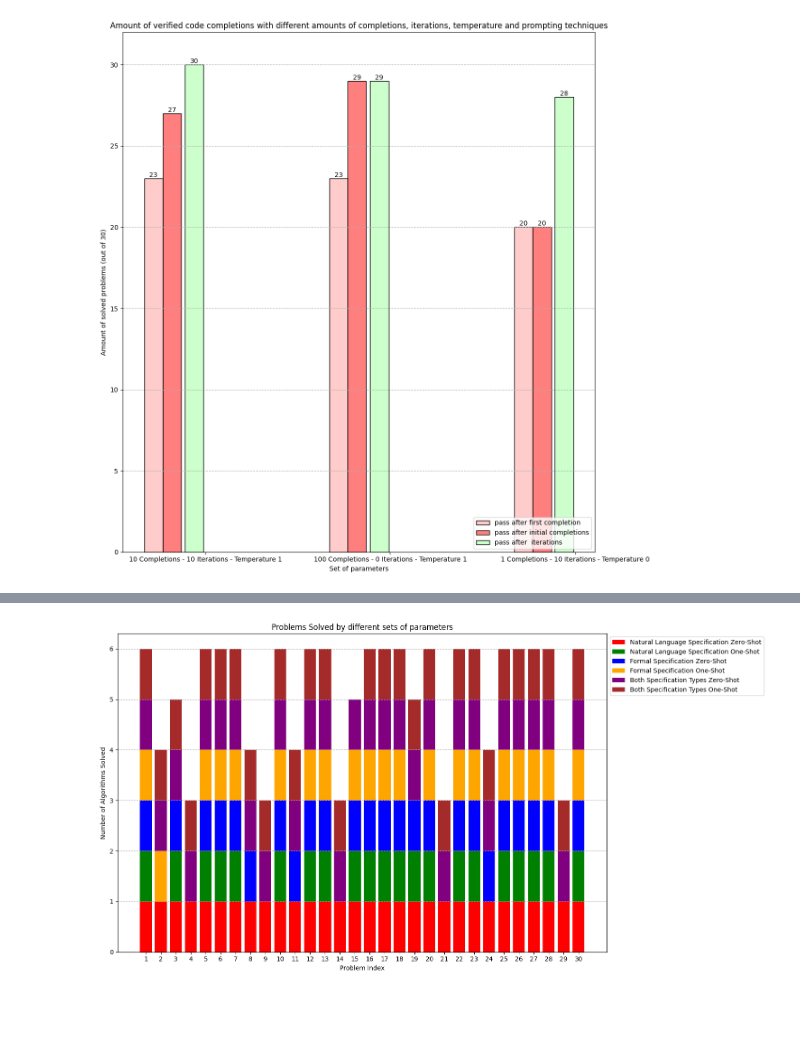
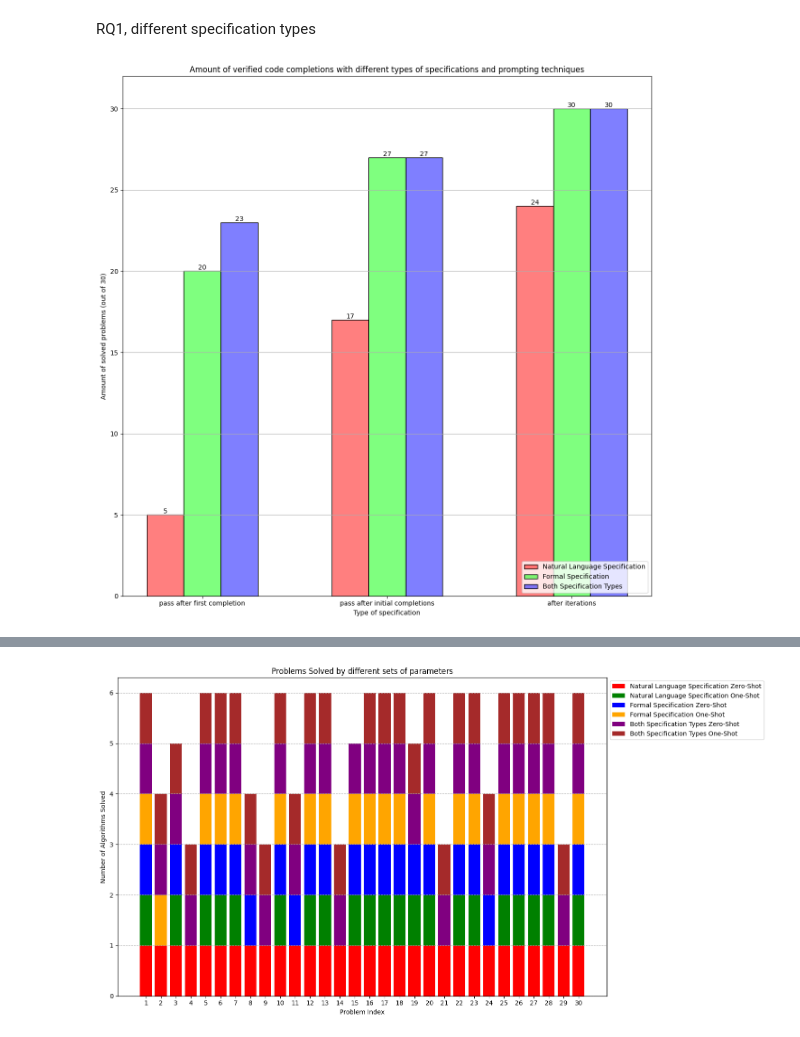
Before and after one commit to ASSERT-KTH/Vecogen, a Jupyter notebook: python_modules/graphs.ipynb, the cells around one changed output, grey strips where cells are left out. Saved outputs shown, nothing was run; the diff lists cells and outputs as text; code cells hidden in the pictures; blank space fills up the shorter version.

Commit message:
updated plots

```diff
--- a/python_modules/graphs.ipynb
+++ b/python_modules/graphs.ipynb
@@ -1,71 +64,67 @@
+# %% [markdown]
+RQ1, different specification types
 # %%
 import pandas as pd
 import matplotlib.pyplot as plt
 import numpy as np
-import seaborn as sns
+# Data
+data = [
+    'pass after first completion',
+    'pass after initial completions',
+    'after iterations',
+]
 
-# Data
-data = {
-'pass after first completion': [23, 23, 20],
-'pass after initial completions': [27, 29, 20],
-'pass after  iterations': [30, 29, 28],
+index = {
+    'Natural Language Specification': [5, 17, 24],
+    'Formal Specification': [20, 27, 30],
+    'Both Specification Types': [23, 27, 30]
 }
 
-
-index = [
-    '10 Completions - 10 Iterations - Temperature 1',
-    '100 Completions - 0 Iterations - Temperature 1',
-    '1 Completions - 10 Iterations - Temperature 0'
-]
-
 # Create DataFrame
-df = pd.DataFrame(data, index=index)
-labels = index
+df = pd.DataFrame(index, index=data)
+labels = data
 
 # Create the bar plot
 x = np.arange(len(labels))  # the label locations
-width = 0.1  # the width of the bars
+width = 0.2  # the width of the bars
 fig, ax = plt.subplots(figsize=(12, 12))
 data_transposed = df.values.T
 
 # Colors for each stage, with the color and transparency as tuples
 colors = [
-    (1, 0, 0, 0.2),  # lighter red
-    (1, 0, 0, 0.5),  # darker red
-    (0, 1, 0, 0.2),  # lighter green
-    (0, 1, 0, 0.5),  # darker green
-    (0, 0, 1, 0.2),  # lighter blue
-    (0, 0, 1, 0.5)   # darker blue
+    (1, 0, 0, 0.5),  # red for "pass after first completion"
+    (0, 1, 0, 0.5),  # green for "pass after initial completions"
+    (0, 0, 1, 0.5),  # blue for "pass after iterations"
 ]
 
 shift_so_far = 0
 # Plotting
 for i in range(len(data_transposed)):
     if i % 2 == 1:
         shift = 0
     else:
-        shift = 0.02  # Adjust the space between every second bar here
+        shift = 0  # Adjust the space between every second bar here
 
     bars = ax.bar(x + i*width + shift_so_far + shift, data_transposed[i], width, label=f'Stage {i+1}', edgecolor='black', color=colors[i])
     for bar in bars:
         height = bar.get_height()
         ax.text(bar.get_x() + bar.get_width() / 2, height, f'{height}', ha='center', va='bottom', fontsize=10)
     shift_so_far += shift
 # Add some text for labels, title and custom x-axis tick labels, etc.
-ax.set_xlabel('Set of parameters')
+ax.set_xlabel('Type of specification')
 ax.set_ylabel('Amount of solved problems (out of 30)')
-ax.set_title('Amount of verified code completions with different amounts of completions, iterations, temperature and prompting techniques')
-ax.set_xticks(x + 0.3)
+ax.set_title('Amount of verified code completions with different types of specifications and prompting techniques')
+ax.set_xticks(x + 0.2)
 ax.set_xticklabels(labels, rotation=0, ha="center")
-ax.legend(data.keys(), loc='lower right')
-ax.grid(axis='y', linestyle='--')
+ax.legend(index.keys(), loc='lower right')
+ax.grid(axis='y')
 ax.set_ylim(0, 32)
 
 # Show the plot
 plt.tight_layout()
 plt.show()
 
 # Export the plot to ../figures/bar_plot_best_parameters.png
-fig.savefig('../figures/bar_plot_best_parameters.png')
+fig.savefig('../figures/bar_plot_best_spectype2.png')
 # %% [output]
-[figure, old version]
+[figure, new version]
```
Also changed, not shown: parts of 15 cells of this notebook, 12 other files.
